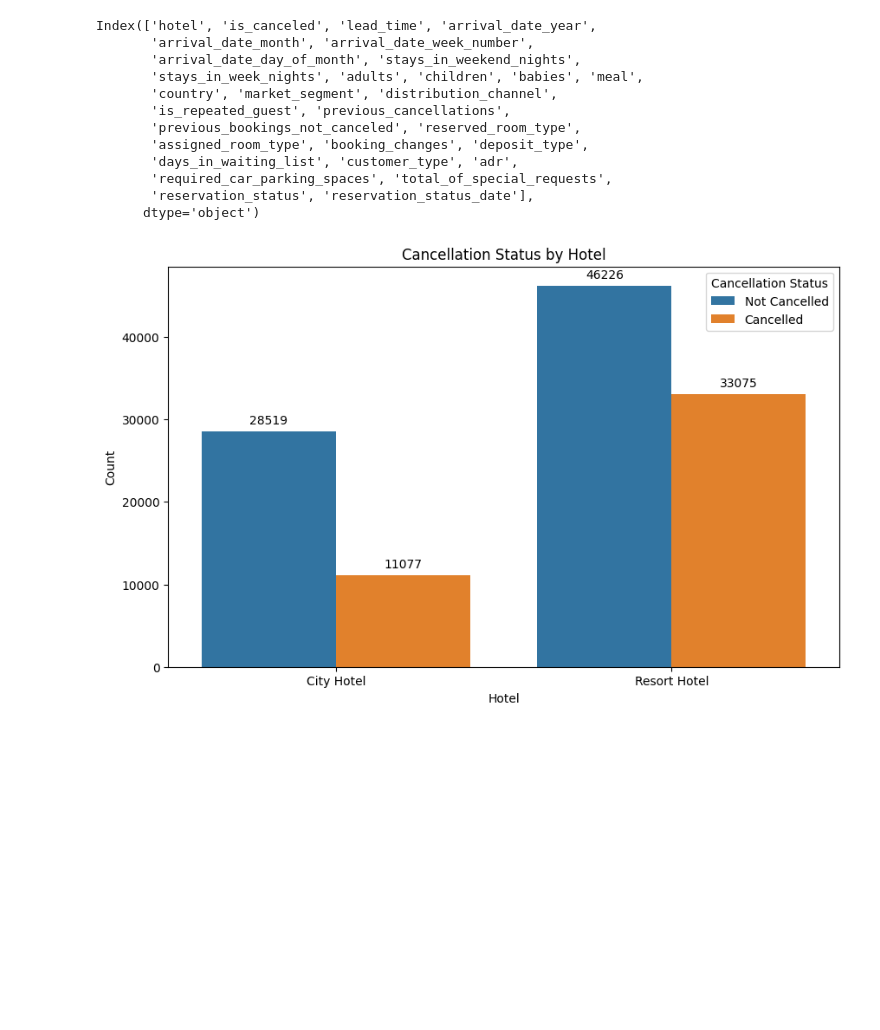
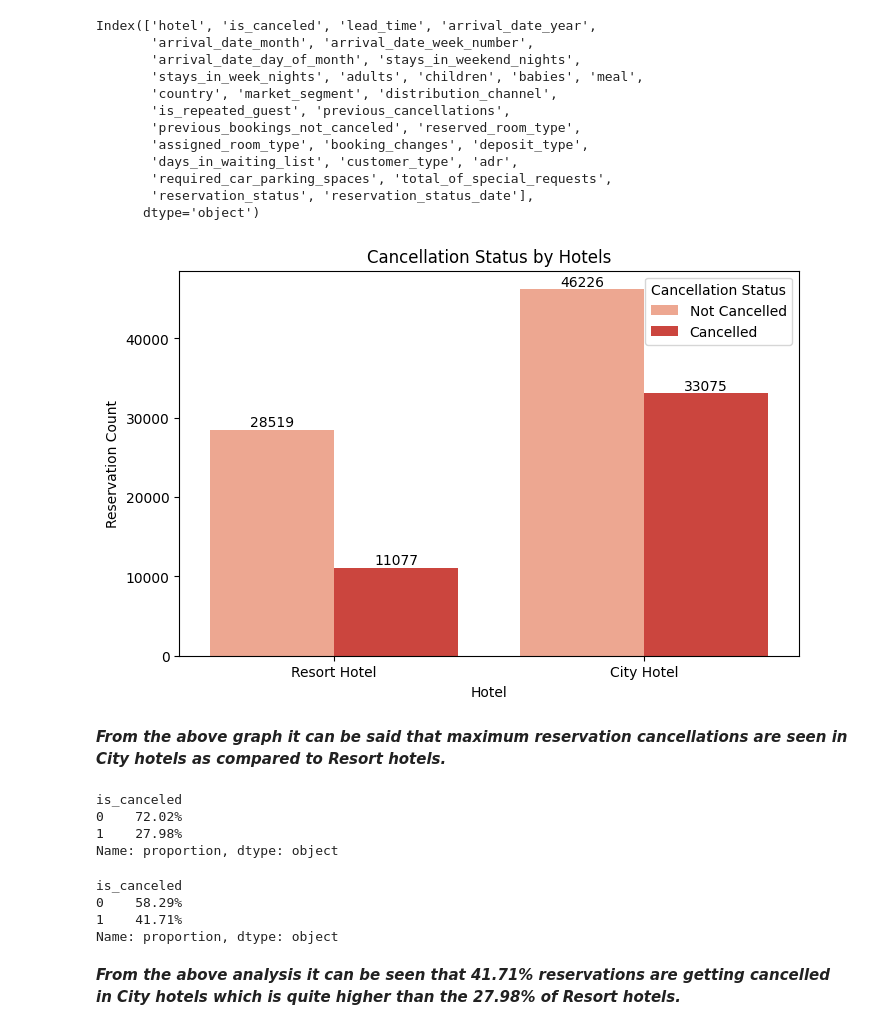
Before and after one commit to HafshaWahab/Hotel-Booking-Analysis-Python-, a Jupyter notebook: hotel-booking-analysis.ipynb, the cells around one changed output. Saved outputs shown, nothing was run; the diff lists cells and outputs as text; code cells hidden in the pictures; blank space fills up the shorter version.

Commit message:
Kaggle Notebook | Hotel Booking Analysis | Version 7

```diff
--- a/hotel-booking-analysis.ipynb
+++ b/hotel-booking-analysis.ipynb
@@ -280,22 +280,36 @@ Index(['hotel', 'is_canceled', 'lead_time', 'arrival_date_year',
        'reservation_status', 'reservation_status_date'],
       dtype='object')
 # %%
-plt.figure(figsize=(10, 6))
-ax = sns.countplot(x='hotel', hue='is_canceled', data=df)
-plt.title('Cancellation Status by Hotel')
+plt.figure(figsize=(8,5))
+ax=sns.countplot(x='hotel',data=df, hue='is_canceled', palette='Reds')
+for bars in ax.containers:
+    ax.bar_label(bars)
+plt.title('Cancellation Status by Hotels')
 plt.xlabel('Hotel')
-plt.ylabel('Count')
-
-# Add count labels on the top of each bar
-for p in ax.patches:
-    ax.annotate(format(p.get_height(), '.0f'),
-                (p.get_x() + p.get_width() / 2., p.get_height()),
-                ha = 'center', va = 'center',
-                xytext = (0, 9),
-                textcoords = 'offset points')
-
-plt.xticks([0, 1], ['City Hotel', 'Resort Hotel'])  # Customize x-axis ticks
+plt.ylabel('Reservation Count')
 plt.legend(title='Cancellation Status', labels=['Not Cancelled', 'Cancelled'])  # Add legend
 plt.show()
 # %% [output]
-[figure, old version]
+[figure, new version]
+# %% [markdown]
+***From the above graph it can be said that maximum reservation cancellations are seen in City hotels as compared to Resort hotels.***
+# %%
+resort_hotel = df[df['hotel'] == 'Resort Hotel']
+resort_hotel_perc = (resort_hotel['is_canceled'].value_counts(normalize=True)*100).round(2)
+print(resort_hotel_perc.apply(lambda x: f"{x:.2f}%"))
+# %% [output]
+is_canceled
+0    72.02%
+1    27.98%
+Name: proportion, dtype: object
+# %%
+city_hotel = df[df['hotel'] == 'City Hotel']
+city_hotel_perc = (city_hotel['is_canceled'].value_counts(normalize=True)*100).round(2)
+print(city_hotel_perc.apply(lambda x: f"{x:.2f}%"))
+# %% [output]
+is_canceled
+0    58.29%
+1    41.71%
+Name: proportion, dtype: object
+# %% [markdown]
+***From the above analysis it can be seen that 41.71% reservations are getting cancelled in City hotels which is quite higher than the 27.98% of Resort hotels.***
```
Also changed, not shown: parts of 2 cells of this notebook.
